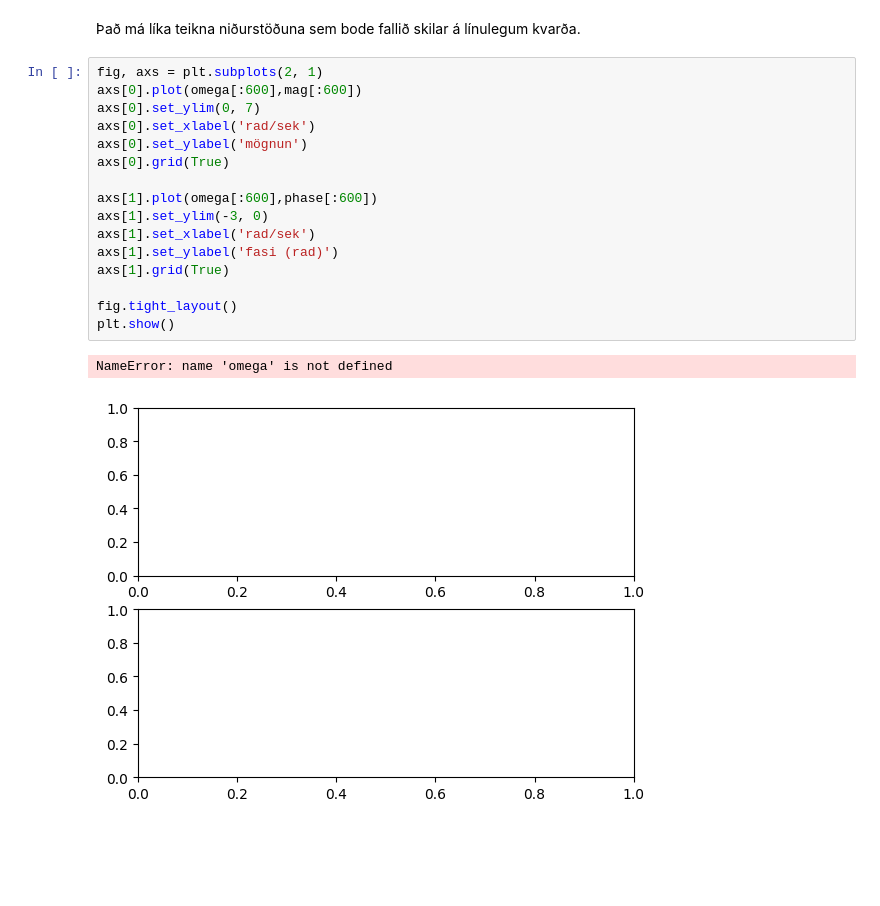
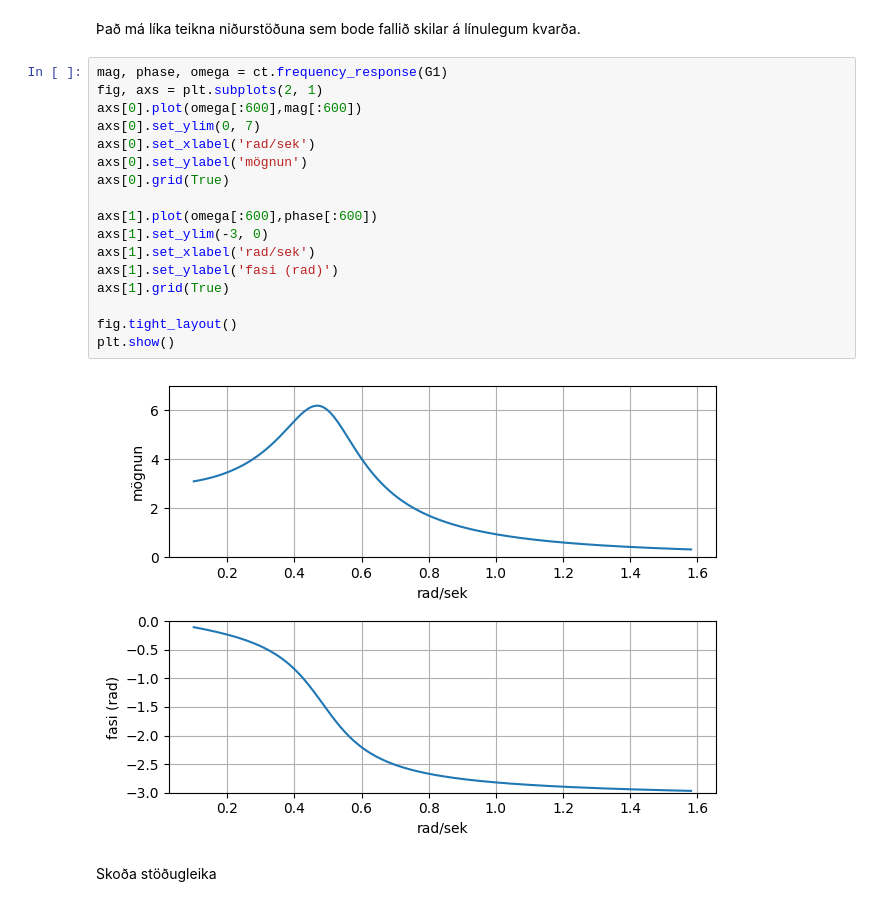
Before and after one commit to rsaemundsson/idn_303_TS_24, a Jupyter notebook: IÐN303G24_Synidaemi_Control.ipynb, the cells around one changed output. Saved outputs shown, nothing was run; the diff lists cells and outputs as text; blank space fills up the shorter version.

```diff
--- a/IÐN303G24_Synidaemi_Control.ipynb
+++ b/IÐN303G24_Synidaemi_Control.ipynb
@@ -153,21 +153,23 @@ TypeError: iter() returned non-iterator of type 'numpy.ndarray'
 # %% [markdown]
 Það má líka teikna niðurstöðuna sem bode fallið skilar á línulegum kvarða.
 # %%
+mag, phase, omega = ct.frequency_response(G1)
 fig, axs = plt.subplots(2, 1)
 axs[0].plot(omega[:600],mag[:600])
 axs[0].set_ylim(0, 7)
 axs[0].set_xlabel('rad/sek')
 axs[0].set_ylabel('mögnun')
 axs[0].grid(True)
 
 axs[1].plot(omega[:600],phase[:600])
 axs[1].set_ylim(-3, 0)
 axs[1].set_xlabel('rad/sek')
 axs[1].set_ylabel('fasi (rad)')
 axs[1].grid(True)
 
 fig.tight_layout()
 plt.show()
 # %% [output]
-NameError: name 'omega' is not defined
-[figure, old version]
+[figure, new version]
+# %% [markdown]
+Skoða stöðugleika
```
Also changed, not shown: parts of 4 cells of this notebook.
